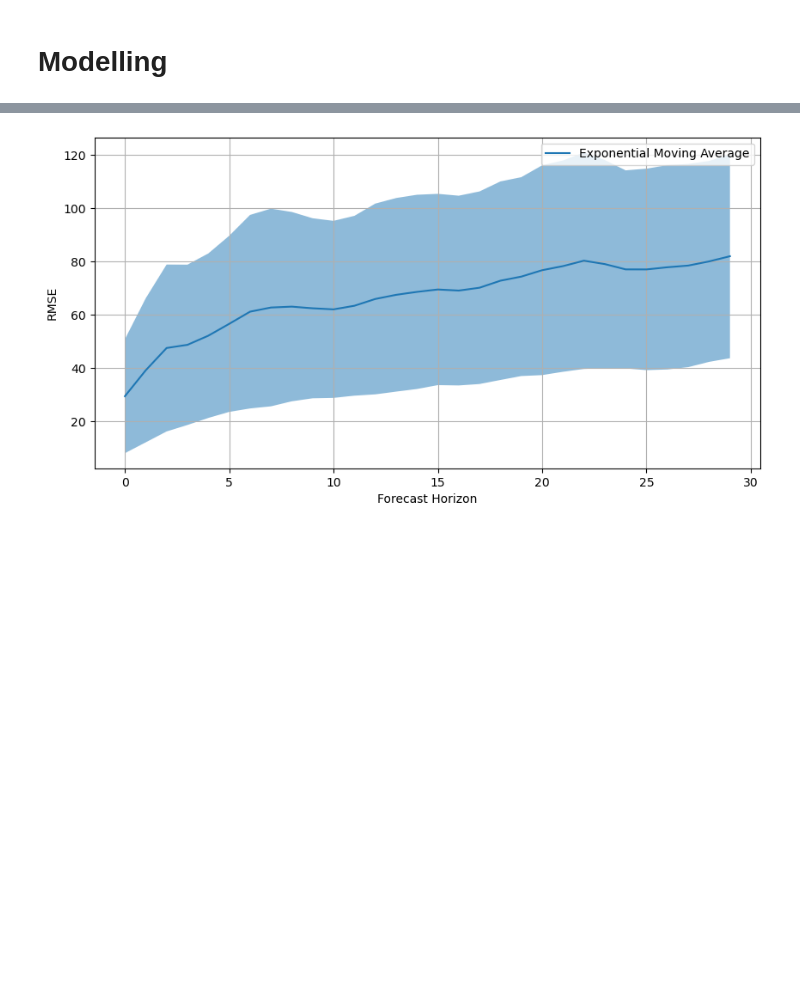
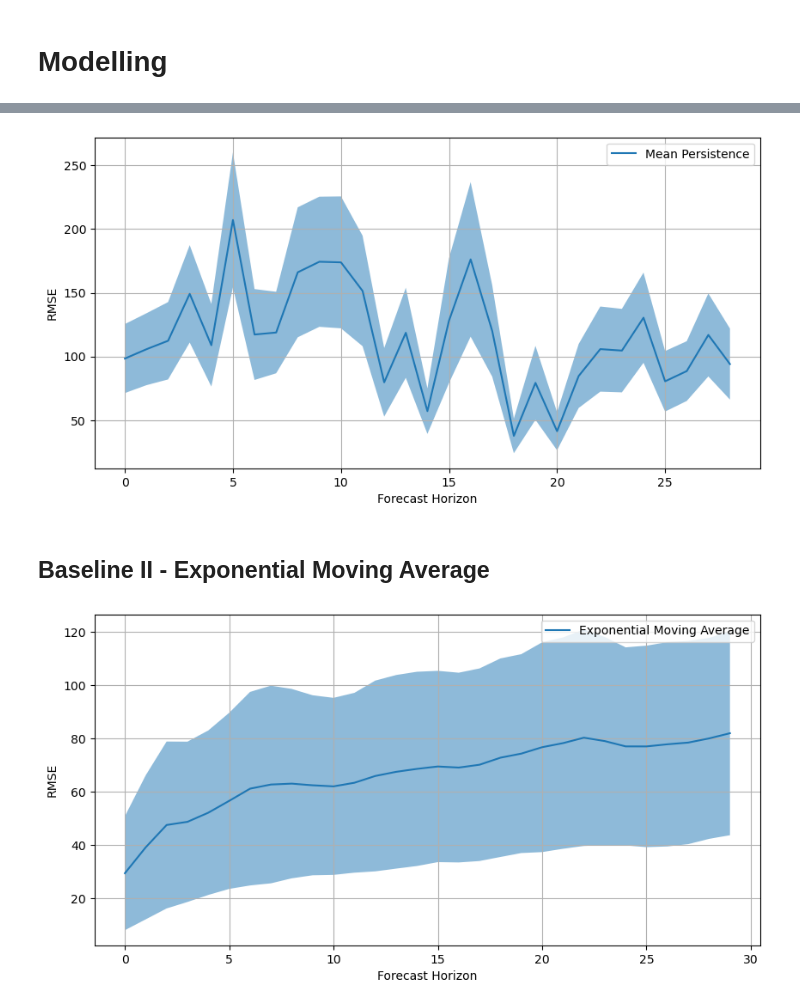
Before and after one commit to vb690/ghi_forecast, a Jupyter notebook: forecast.ipynb, the cells around one changed output, grey strips where cells are left out. Cells and saved outputs as stored; diff of their text form; code cells hidden in the pictures; blank space fills up the shorter version.

```diff
--- a/forecast.ipynb
+++ b/forecast.ipynb
@@ -263,3 +346,27 @@ plt.show()
+# %%
+y_true = np.array(np.split(mean_persistence_forecast["ghi"].values, 30)).T
+y_forecast = np.array(np.split(mean_persistence_forecast["ghi_forecast"].values, 30)).T
+
+error_mean, error_sem = compute_rmse(
+    y_true=y_true,
+    y_forecast=y_forecast,
+    axis=0
+)
+
+fig, ax = plt.subplots(1, 1, figsize=(10, 5))
+ax = visualize_forecast_horizon_accuracy(
+    ax=ax,
+    model_name="Mean Persistence",
+    error_name="RMSE",
+    error_mean=error_mean,
+    error_sem=error_sem
+)
+plt.legend()
+plt.show()
+# %% [output]
+[figure, added]
+# %% [markdown]
+## Baseline II - Exponential Moving Average
 # %%
 start_date = pd.to_datetime(TRAINING_END_DATE)
 
```
Also changed, not shown: parts of 18 cells of this notebook, 4 other files.
